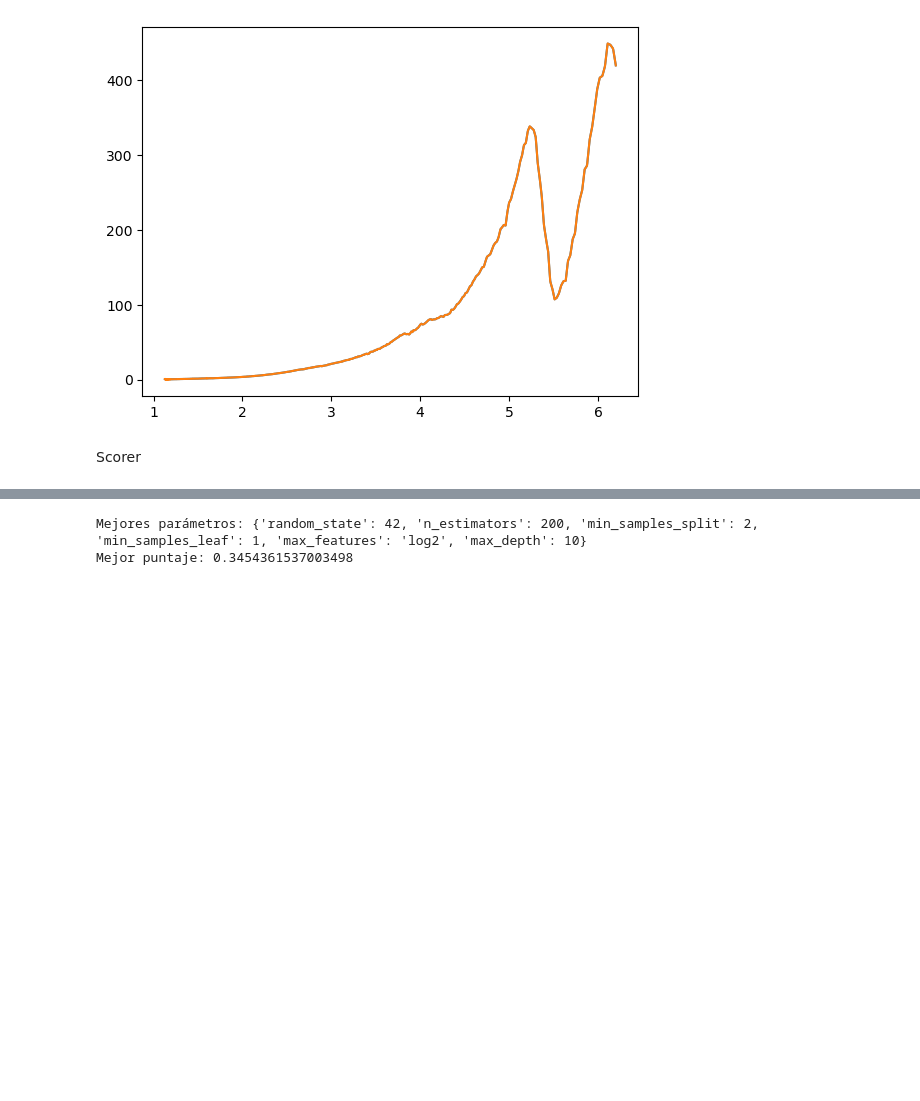
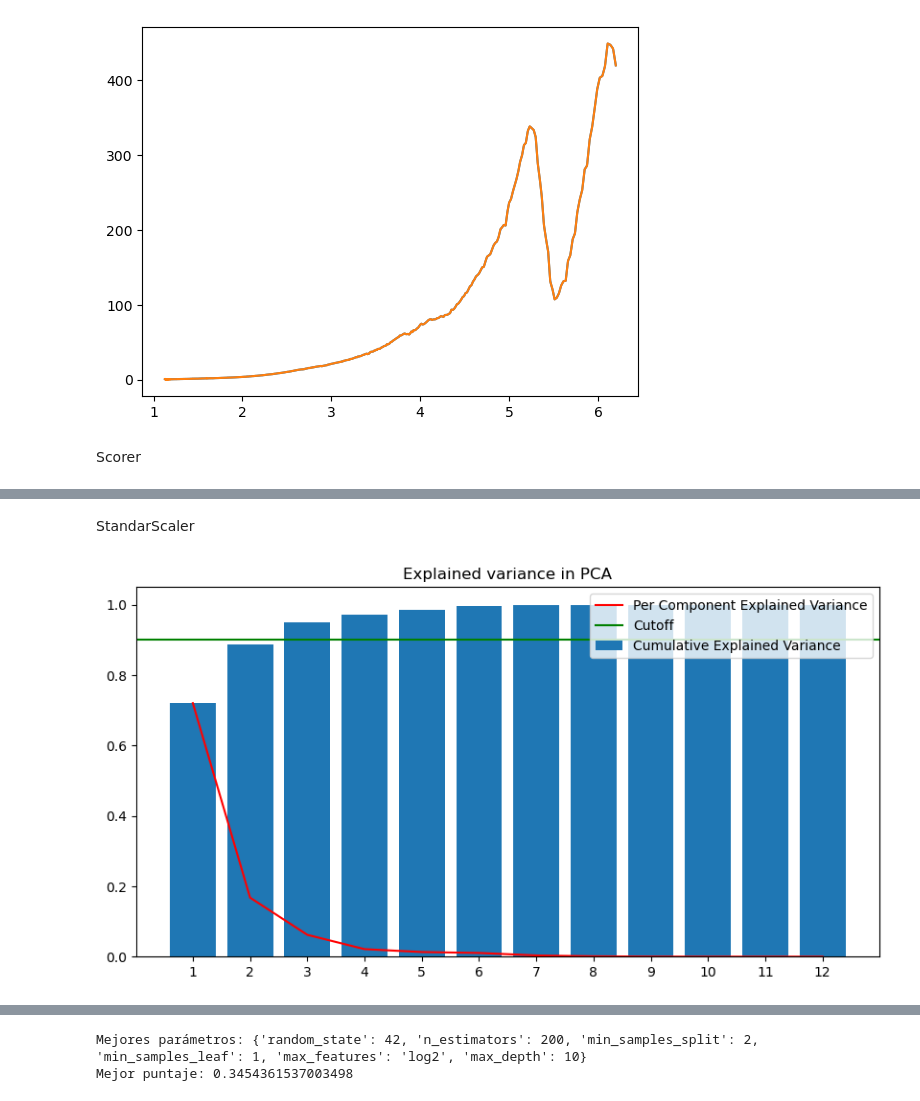
Before and after one commit to WilhelmBuitrago/BandGap-Prediction, a Jupyter notebook: code/BandGap-Prediction_caracteristicas.ipynb, the cells around one changed output, grey strips where cells are left out. Saved outputs shown, nothing was run; the diff lists cells and outputs as text; code cells hidden in the pictures; blank space fills up the shorter version.

```diff
--- a/code/BandGap-Prediction_caracteristicas.ipynb
+++ b/code/BandGap-Prediction_caracteristicas.ipynb
@@ -143 +118,18 @@ vs.pca_results(pd.DataFrame(pt_data,columns=new_data_frame.columns),pca,2)
 [figure]
+# %% [markdown]
+StandarScaler
+# %%
+pca_std = PCA()
+X_train_pca_std = pca_std.fit_transform(X_train_std)
+X_test_pca_std = pca_std.transform(X_test_std)
+# %%
+plt.figure(figsize=(10,5))
+plt.plot(range(1,pca_std.explained_variance_ratio_.shape[0]+1),pca_std.explained_variance_ratio_, c='red', label='Per Component Explained Variance')
+plt.bar(range(1,pca_std.explained_variance_ratio_.shape[0]+1), height=np.cumsum(pca_std.explained_variance_ratio_), label='Cumulative Explained Variance')
+plt.axhline(y=0.9, c='g', label='Cutoff')
+plt.title('Explained variance in PCA')
+plt.xticks(range(1,pca_std.explained_variance_ratio_.shape[0]+1))
+plt.legend(loc=1)
+plt.show()
+# %% [output]
+[figure, added]
```
Also changed, not shown: parts of 23 cells of this notebook.
